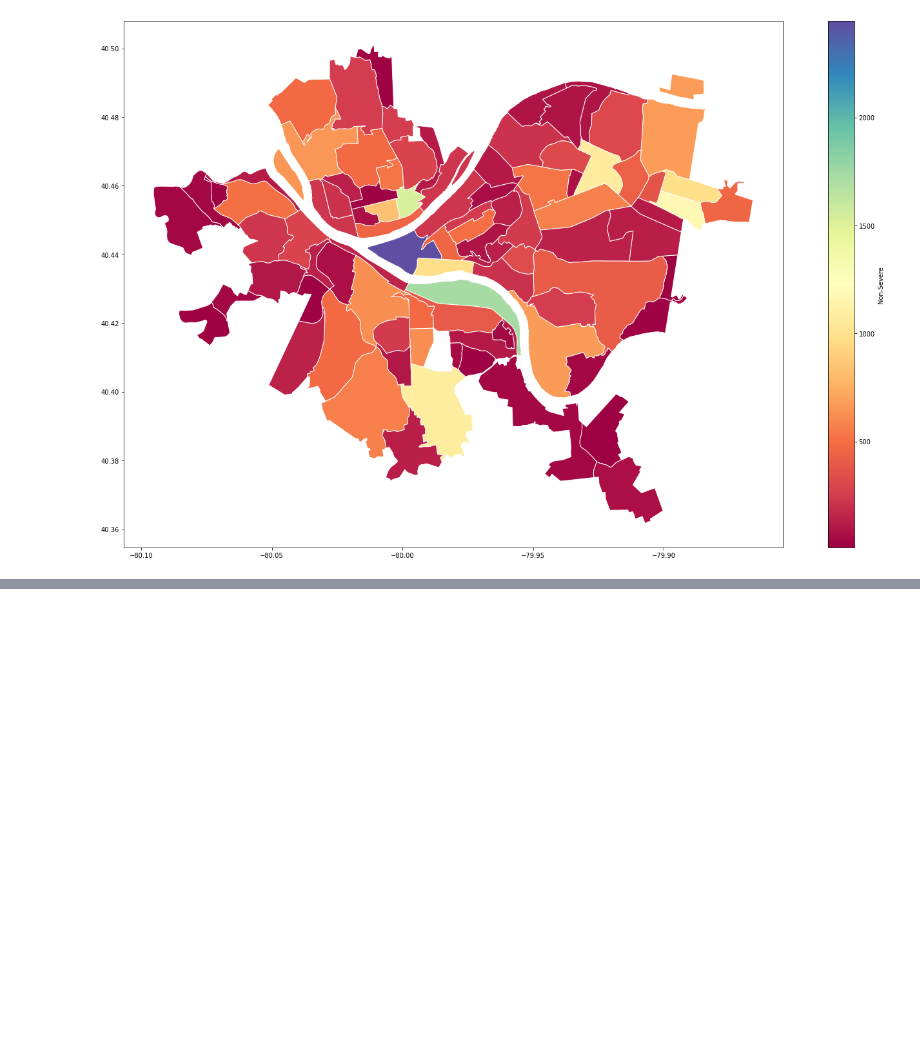
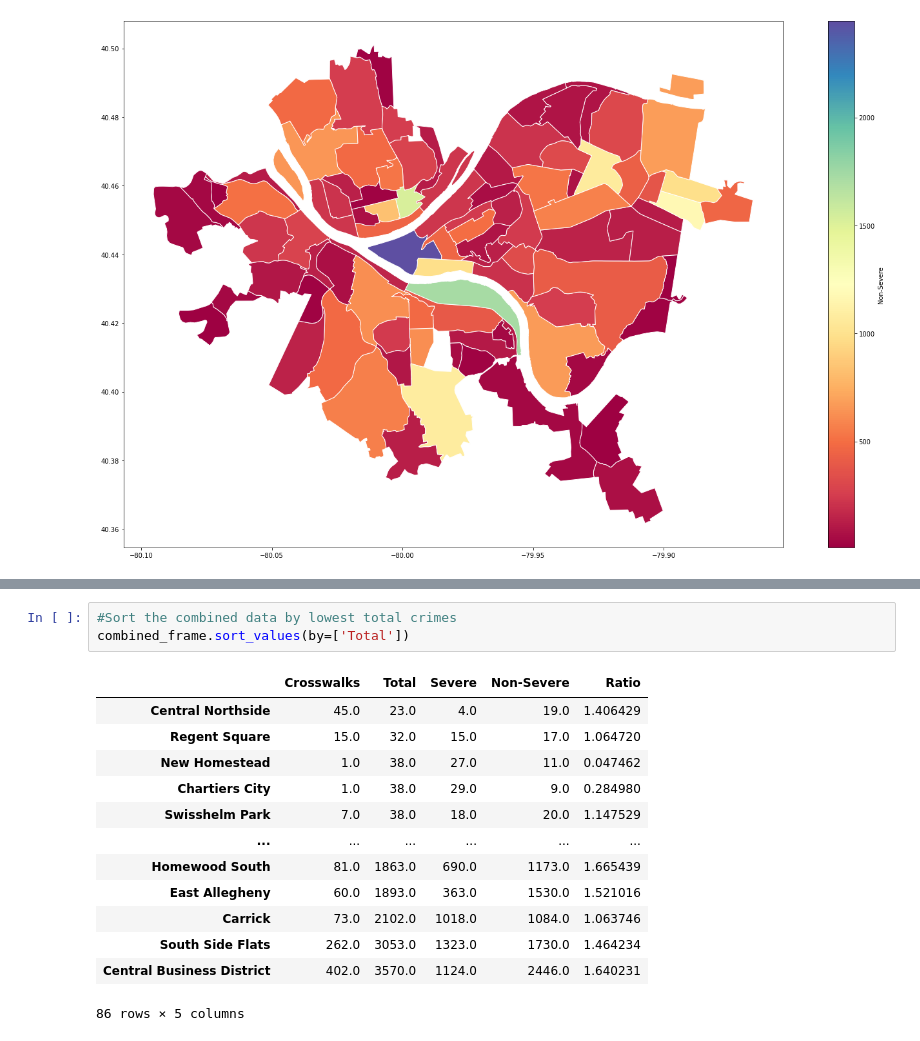
Before and after one commit to DisappointmentIncarnate/CMPINF0010-Final, a Jupyter notebook: Complete Final.ipynb, the cells around one changed output, grey strips where cells are left out. Drawn from its saved outputs; the diff is of its cells as text; blank space fills up the shorter version.

```diff
--- a/Complete Final.ipynb
+++ b/Complete Final.ipynb
@@ -523,0 +521,17 @@ info
+# %%
+#Sort the combined data by lowest total crimes
+combined_frame.sort_values(by=['Total'])
+# %% [output]
+|  | Crosswalks | Total | Severe | Non-Severe | Ratio |
+| Central Northside | 45.0 | 23.0 | 4.0 | 19.0 | 1.406429 |
+| Regent Square | 15.0 | 32.0 | 15.0 | 17.0 | 1.064720 |
+| New Homestead | 1.0 | 38.0 | 27.0 | 11.0 | 0.047462 |
+| Chartiers City | 1.0 | 38.0 | 29.0 | 9.0 | 0.284980 |
+| Swisshelm Park | 7.0 | 38.0 | 18.0 | 20.0 | 1.147529 |
+| ... | ... | ... | ... | ... | ... |
+| Homewood South | 81.0 | 1863.0 | 690.0 | 1173.0 | 1.665439 |
+| East Allegheny | 60.0 | 1893.0 | 363.0 | 1530.0 | 1.521016 |
+| Carrick | 73.0 | 2102.0 | 1018.0 | 1084.0 | 1.063746 |
+| South Side Flats | 262.0 | 3053.0 | 1323.0 | 1730.0 | 1.464234 |
+| Central Business District | 402.0 | 3570.0 | 1124.0 | 2446.0 | 1.640231 |
+86 rows × 5 columns
```
Also changed, not shown: parts of 24 cells of this notebook.
